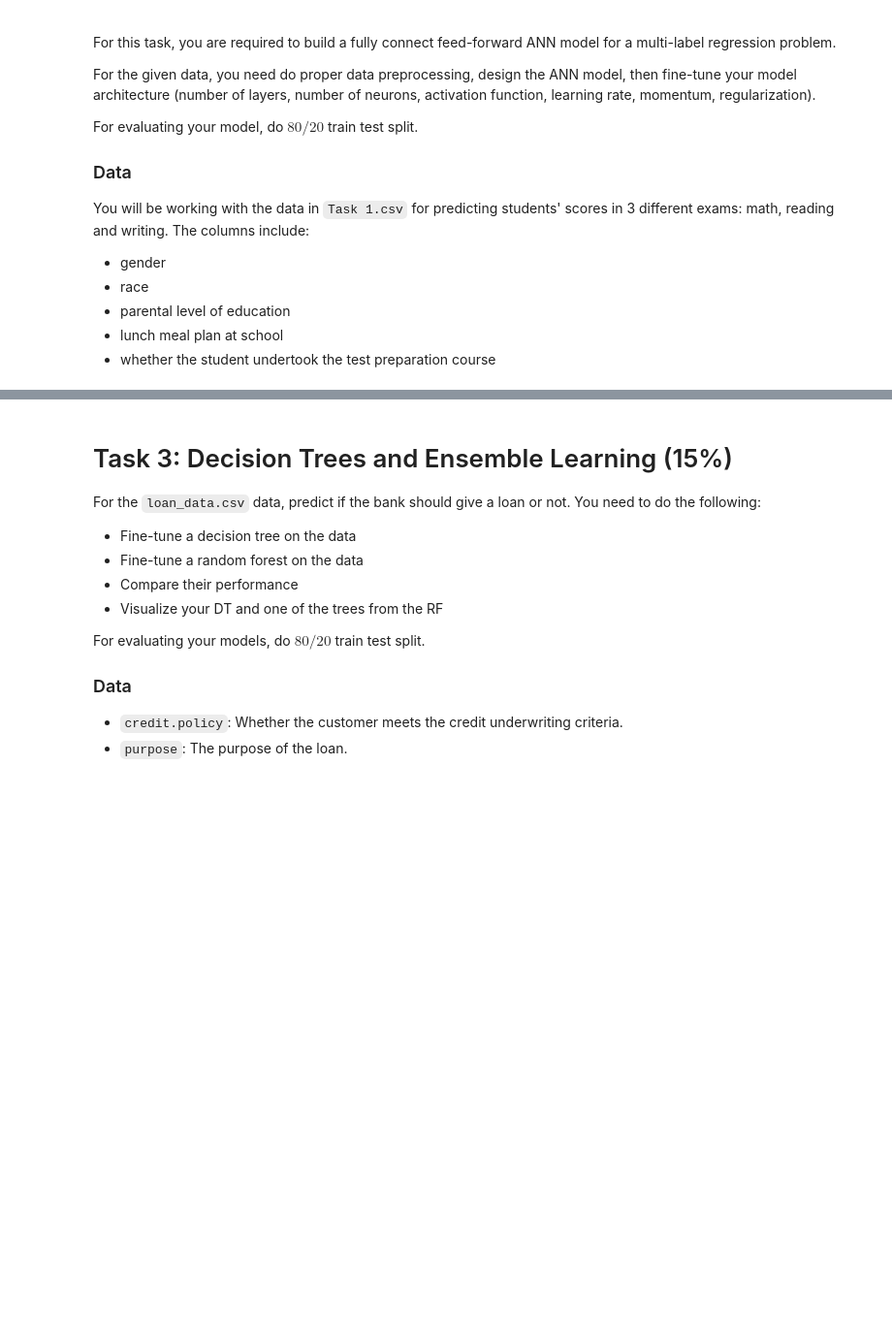
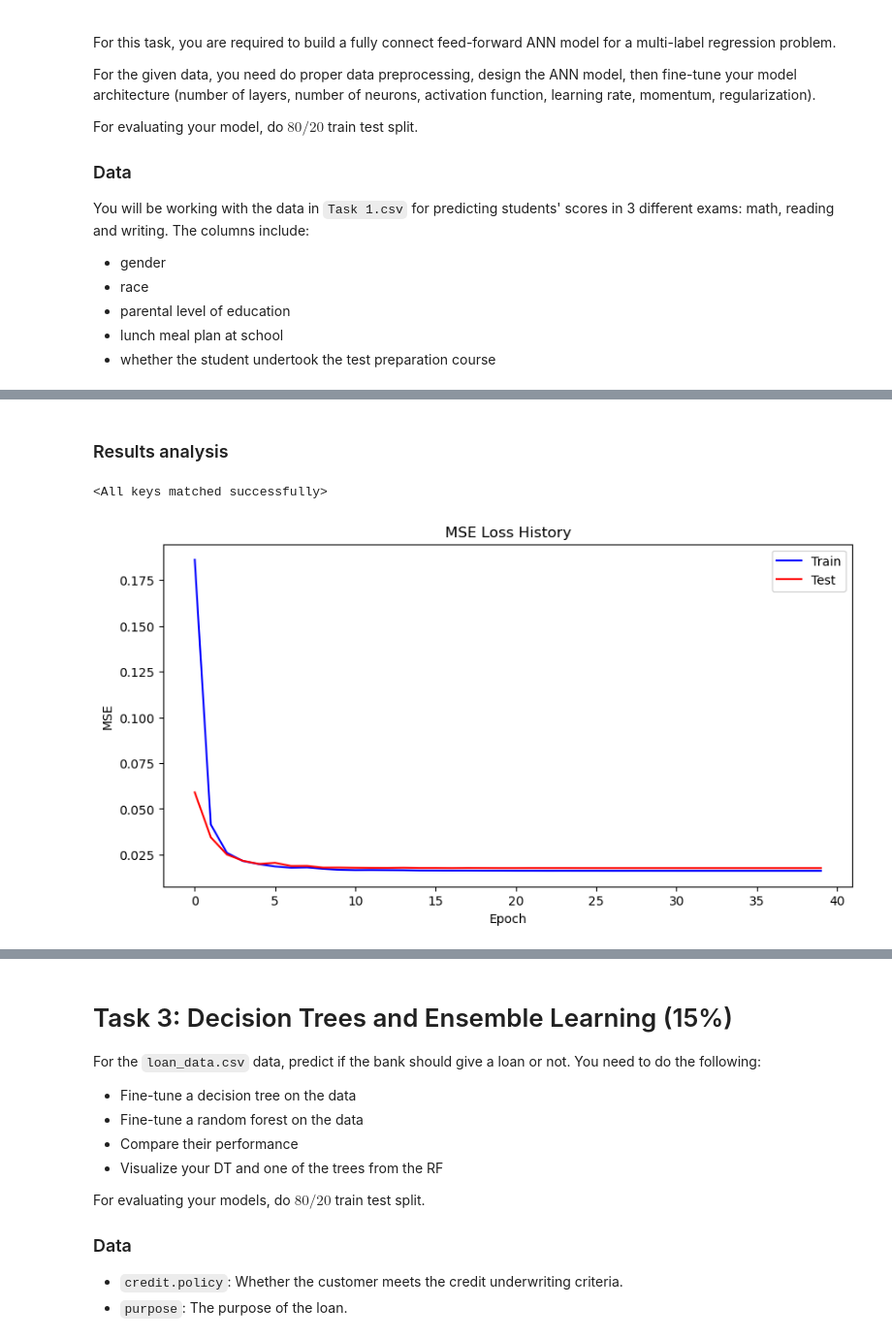
Before and after one commit to mattephi/itoml.hw, a Jupyter notebook: Assignment2/IgorAlentev.ipynb, the cells around one changed output, grey strips where cells are left out. Shown at 97% size. Cells and saved outputs as stored; diff of their text form; code cells hidden in the pictures; blank space fills up the shorter version.

```diff
--- a/Assignment2/IgorAlentev.ipynb
+++ b/Assignment2/IgorAlentev.ipynb
@@ -40,0 +126,18 @@ scores in 3 different exams: math, reading and writing. The columns include:
+# %%
+train_batch_size = 32
+test_batch_size = 8
+
+# While imput and output dims are obvious
+# we will use the number of hidden neurons
+# as a hyperparameter to tune
+# currently my model has 3 hidden layers
+# with linear combination of 200 neurons
+input_dim = X_train.shape[1]
+hidden_dim = 200
+output_dim = y_train.shape[1]
+# %%
+traindataset = CustomGradesDataset(X_train.to_numpy(dtype='float64'), y_train.to_numpy(dtype='float64'))
+testdataset = CustomGradesDataset(X_test.to_numpy(dtype='float64'), y_test.to_numpy(dtype='float64'))
+
+trainloader = DataLoader(traindataset, batch_size=train_batch_size, shuffle=True, num_workers=0)
+testloader = DataLoader(testdataset, batch_size=test_batch_size, shuffle=False, num_workers=0)
@@ -40,0 +227,8 @@ scores in 3 different exams: math, reading and writing. The columns include:
+# %%
+use_cuda = torch.cuda.is_available()
+device = torch.device("cuda" if use_cuda else "cpu")
+
+model = ANNModel(input_dim, hidden_dim, output_dim).to(device)
+
+print(f'Device: {device}')
+print(model)
@@ -40,0 +250,4 @@ scores in 3 different exams: math, reading and writing. The columns include:
+# %%
+result = fit_predict(model, trainloader, testloader, device)
+best_model_wts = result['best_model_wts']
+torch.save(best_model_wts, 'best_ann_wts.pt')
@@ -40,0 +272,17 @@ scores in 3 different exams: math, reading and writing. The columns include:
+# %% [markdown]
+### Results analysis
+# %%
+model.load_state_dict(best_model_wts)
+# %% [output]
+<All keys matched successfully>
+# %%
+fig, ax = plt.subplots(figsize=(10, 5))
+ax.set_title('MSE Loss History')
+ax.plot(result['train_mse_history'], color='blue', label='Train')
+ax.plot(result['test_mse_history'], color='red', label='Test')
+ax.set_xlabel('Epoch')
+ax.set_ylabel('MSE')
+ax.legend()
+plt.show()
+# %% [output]
+[figure, added]
```
Also changed, not shown: parts of 87 cells of this notebook.
